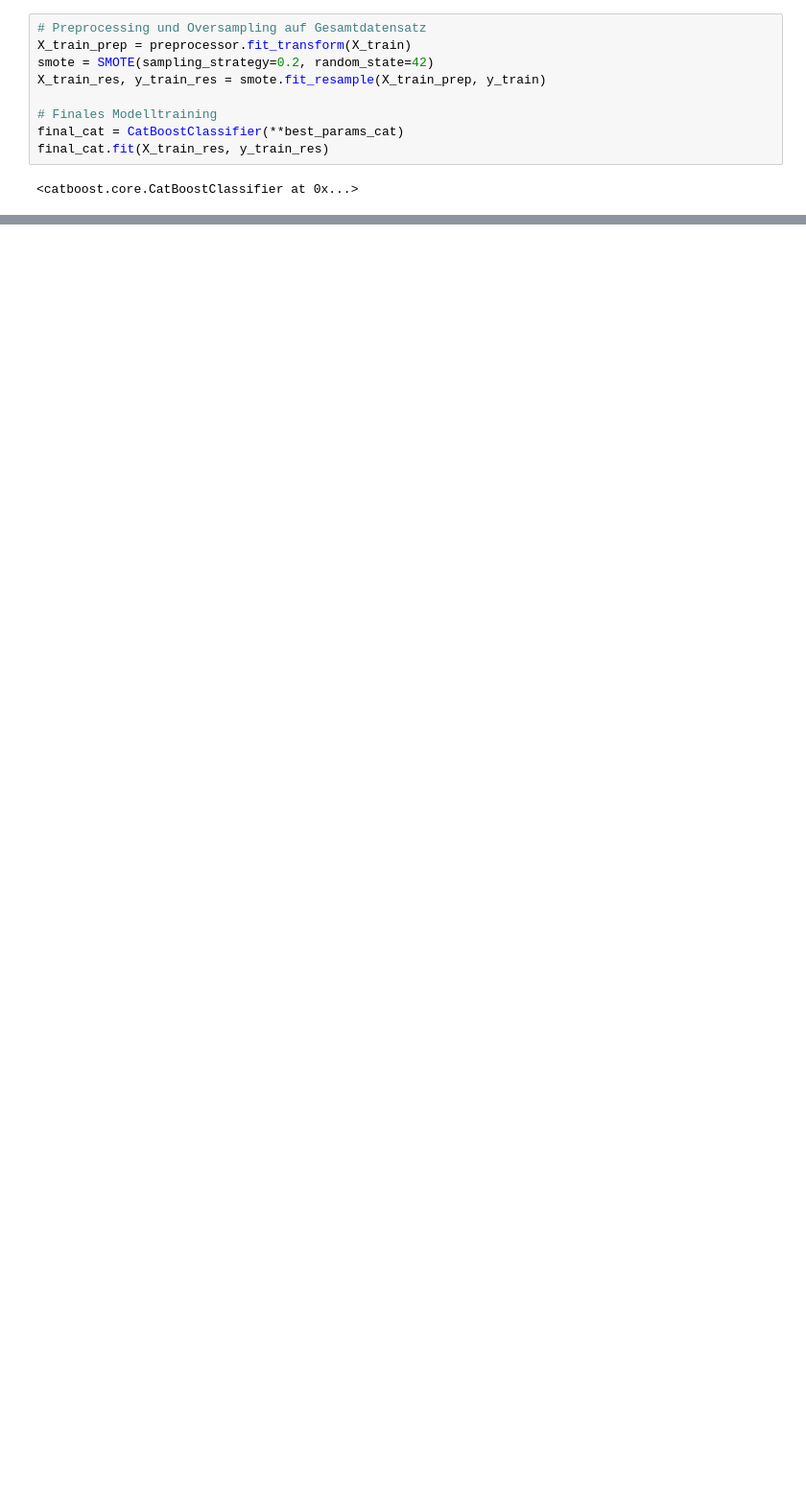
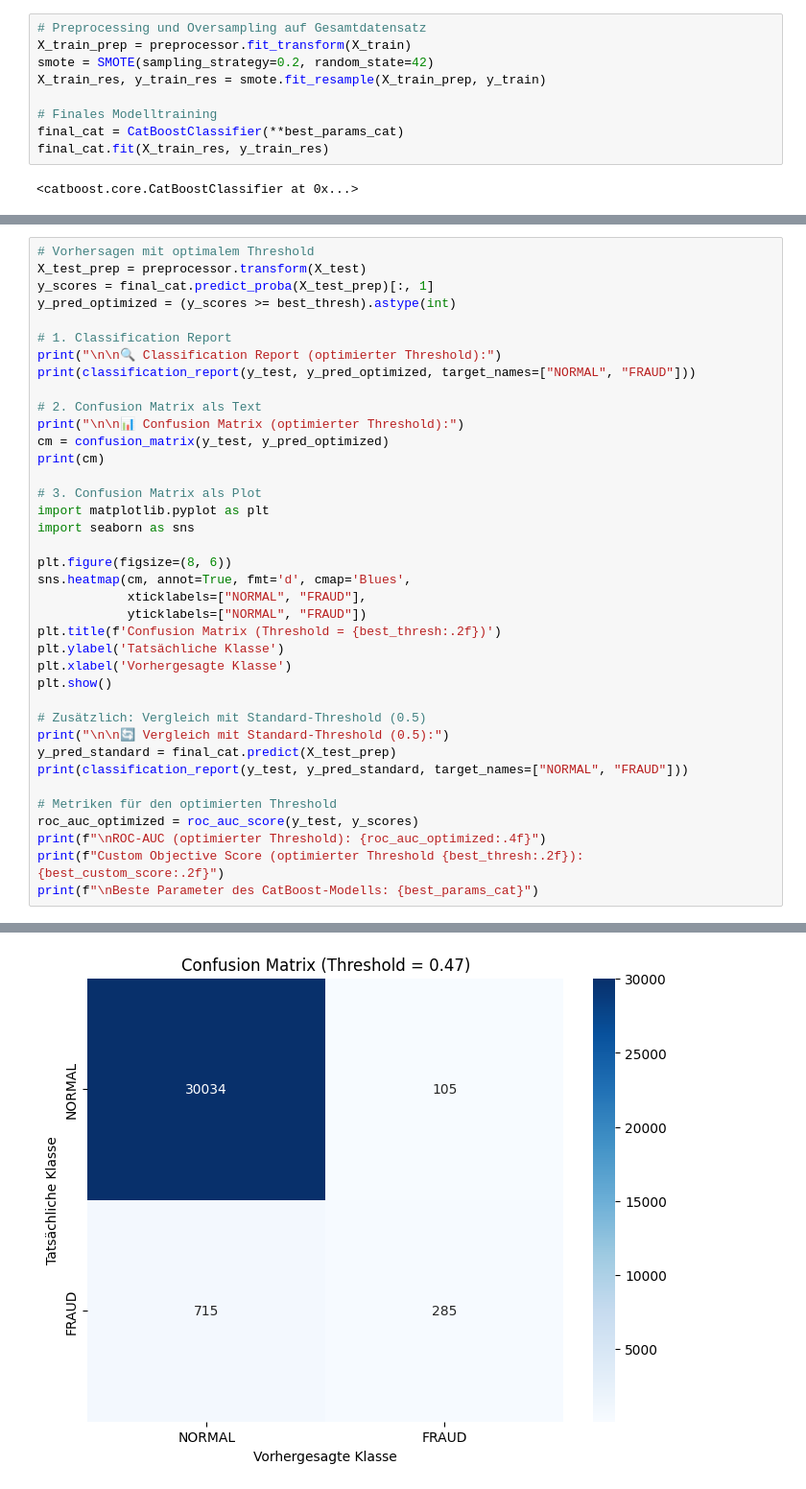
Before and after one commit to David-Leatham/project_data_science, a Jupyter notebook: models/finalKlassifikationCatBoost.ipynb, the cells around one changed output, grey strips where cells are left out. Shown at 96% size. Cells and saved outputs as stored; diff of their text form; blank space fills up the shorter version.

Commit message:
finale klassifikation

```diff
--- a/models/finalKlassifikationCatBoost.ipynb
+++ b/models/finalKlassifikationCatBoost.ipynb
@@ -183,0 +215,39 @@ print(best_params_cat)
+# %%
+# Vorhersagen mit optimalem Threshold
+X_test_prep = preprocessor.transform(X_test)
+y_scores = final_cat.predict_proba(X_test_prep)[:, 1]
+y_pred_optimized = (y_scores >= best_thresh).astype(int)
+
+# 1. Classification Report
+print("\n\n🔍 Classification Report (optimierter Threshold):")
+print(classification_report(y_test, y_pred_optimized, target_names=["NORMAL", "FRAUD"]))
+
+# 2. Confusion Matrix als Text
+print("\n\n📊 Confusion Matrix (optimierter Threshold):")
+cm = confusion_matrix(y_test, y_pred_optimized)
+print(cm)
+
+# 3. Confusion Matrix als Plot
+import matplotlib.pyplot as plt
+import seaborn as sns
+
+plt.figure(figsize=(8, 6))
+sns.heatmap(cm, annot=True, fmt='d', cmap='Blues',
+            xticklabels=["NORMAL", "FRAUD"],
+            yticklabels=["NORMAL", "FRAUD"])
+plt.title(f'Confusion Matrix (Threshold = {best_thresh:.2f})')
+plt.ylabel('Tatsächliche Klasse')
+plt.xlabel('Vorhergesagte Klasse')
+plt.show()
+
+# Zusätzlich: Vergleich mit Standard-Threshold (0.5)
+print("\n\n🔄 Vergleich mit Standard-Threshold (0.5):")
+y_pred_standard = final_cat.predict(X_test_prep)
+print(classification_report(y_test, y_pred_standard, target_names=["NORMAL", "FRAUD"]))
+
+# Metriken für den optimierten Threshold
+roc_auc_optimized = roc_auc_score(y_test, y_scores)
+print(f"\nROC-AUC (optimierter Threshold): {roc_auc_optimized:.4f}")
+print(f"Custom Objective Score (optimierter Threshold {best_thresh:.2f}): {best_custom_score:.2f}")
+print(f"\nBeste Parameter des CatBoost-Modells: {best_params_cat}")
+# %% [output]
@@ -183,0 +269 @@ print(best_params_cat)
+[figure, added]
```
Also changed, not shown: parts of 13 cells of this notebook.
